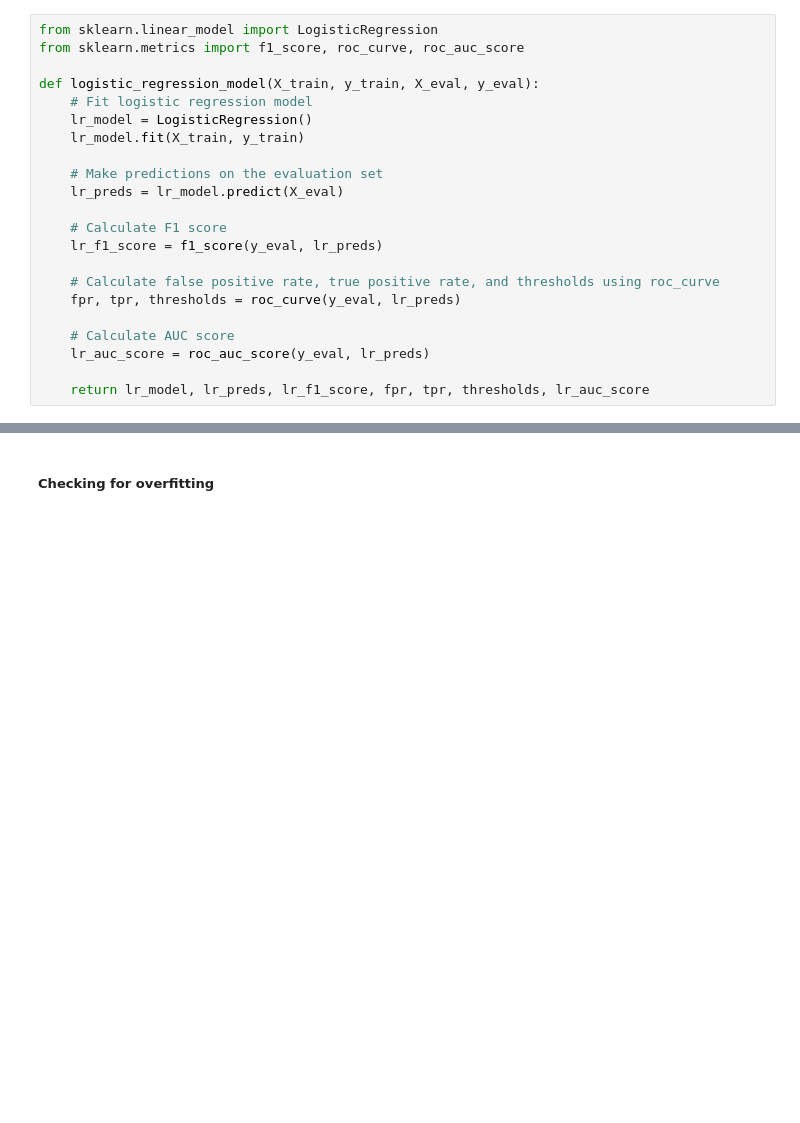
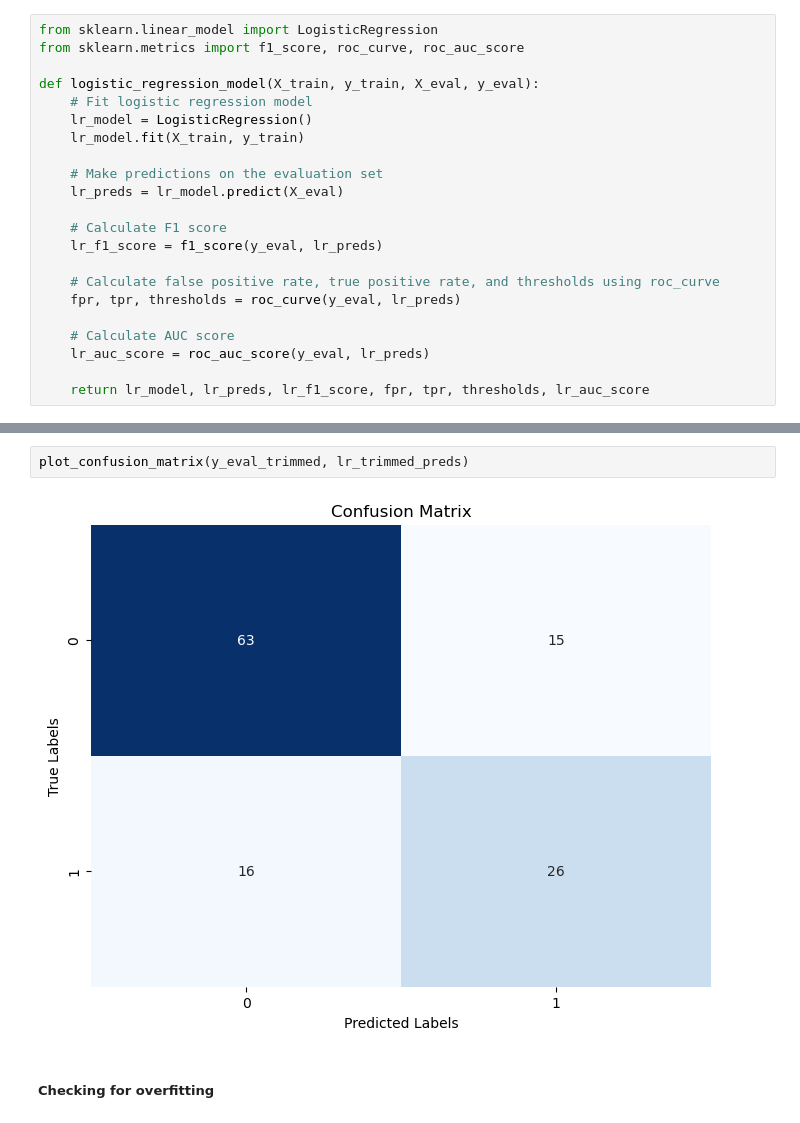
Before and after one commit to aliduabubakari/Sepsis-Classification-with-FastAPI, a Jupyter notebook: Notebooks/Sepsis_Prediction_Outlier_Analysis.ipynb, the cells around one changed output, grey strips where cells are left out. Drawn from its saved outputs; the diff is of its cells as text; blank space fills up the shorter version.

```diff
--- a/Notebooks/Sepsis_Prediction_Outlier_Analysis.ipynb
+++ b/Notebooks/Sepsis_Prediction_Outlier_Analysis.ipynb
@@ -522,3 +549,7 @@ AUC Score: 0.7133699633699634
+# %%
+plot_confusion_matrix(y_eval_trimmed, lr_trimmed_preds)
+# %% [output]
+[figure, added]
 # %% [markdown]
 ##### Checking for overfitting
 # %%
```
Also changed, not shown: parts of 54 cells of this notebook, 10 other files.
